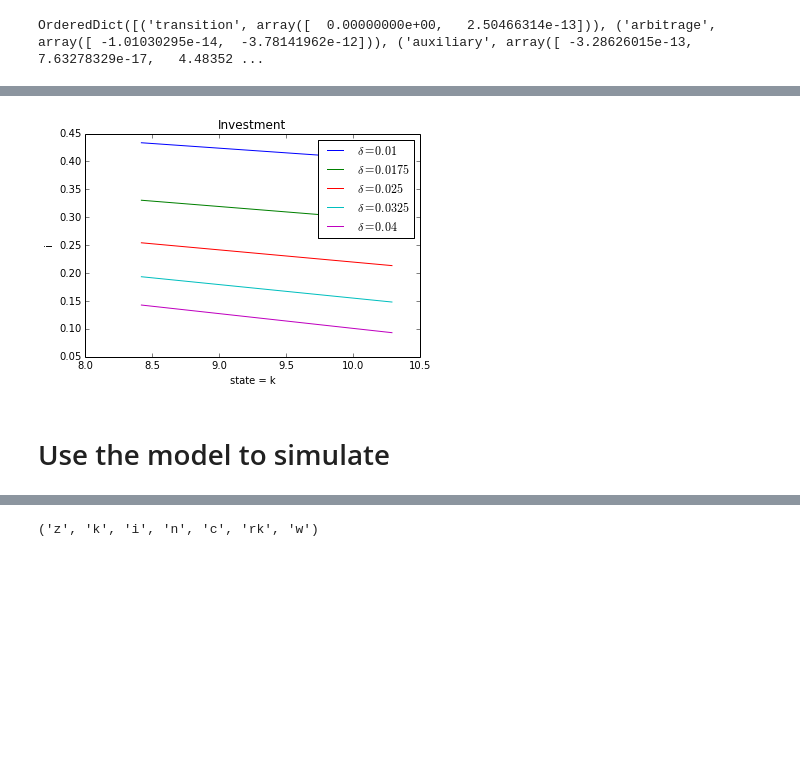
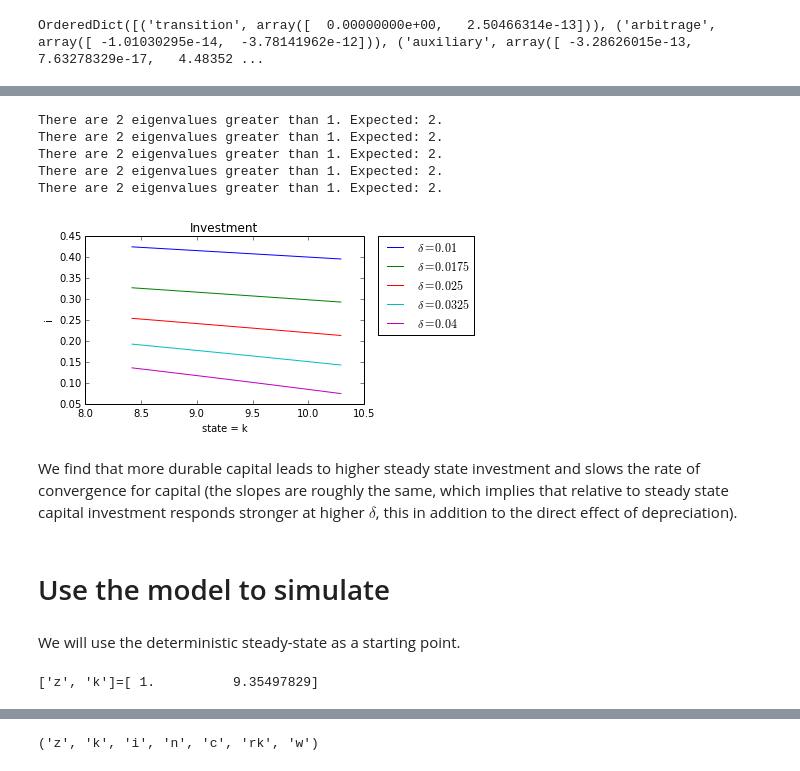
Before and after one commit to EconForge/dolo.py, a Jupyter notebook: examples/notebooks/rbc_model.ipynb, the cells around one changed output, grey strips where cells are left out. Saved outputs shown, nothing was run; the diff lists cells and outputs as text; code cells hidden in the pictures; blank space fills up the shorter version.

```diff
--- a/examples/notebooks/rbc_model.ipynb
+++ b/examples/notebooks/rbc_model.ipynb
@@ -16,2 +19,7 @@ from dolo import *
 # %%
-filename = 'https://raw.githubusercontent.com/EconForge/dolo/master/examples/models/rbc.yaml'
+filename = ('https://raw.githubusercontent.com/EconForge/dolo'
+            '/master/examples/models/rbc.yaml')
+
+#filename='../models/rbc.yaml'
+
+pcat(filename)
@@ -54,3 +68,3 @@ dr_pert = approximate_controls(model, order=1)
 # %%
-dr_global = global_solve(model, pert_order=1, smolyak_order=3)
+dr_global = time_iteration(model, pert_order=1, smolyak_order=3)
 # %% [markdown]
@@ -83,6 +96,0 @@ array([ 0.99      ,  1.        ,  1.        ,  8.04277482,  0.025     ,
-# %%
-drs = []
-values = linspace(0.01, 0.04,5)
-for val in values:
-    model.set_calibration(delta=val)
-    drs.append(approximate_controls(model))
@@ -89,11 +101,34 @@ for val in values:
 # %%
+original_delta=model.calibration_dict['delta']
+
+drs = []
+delta_values = linspace(0.01, 0.04,5)
+for val in delta_values:
+    model.set_calibration(delta=val)
+    drs.append(approximate_controls(model, order=2))
+
+
+figsize(5,3)
+
 for i,dr in enumerate(drs):
-    plot_decision_rule(model, dr, 'k', 'i', label='$\delta={}$'.format(values[i]), bounds=bounds)
+    plot_decision_rule(model, dr, 'k', 'i',
+                       label='$\delta={}$'.format(delta_values[i]),
+                       bounds=bounds)
+
 ylabel('i')
 title('Investment')
-legend()
+legend(bbox_to_anchor=(1.05, 1), loc=2, borderaxespad=0.)
 show()
+
+model.set_calibration(delta=original_delta)
 # %% [output]
+There are 2 eigenvalues greater than 1. Expected: 2.
+There are 2 eigenvalues greater than 1. Expected: 2.
+There are 2 eigenvalues greater than 1. Expected: 2.
+There are 2 eigenvalues greater than 1. Expected: 2.
+There are 2 eigenvalues greater than 1. Expected: 2.
-[figure, old version]
+[figure, new version]
+# %% [markdown]
+We find that more durable capital leads to higher steady state investment and slows the rate of convergence for capital (the slopes are roughly the same, which implies that relative to steady state capital investment responds stronger at higher $\delta$, this in addition to the direct effect of depreciation).
 # %% [markdown]
 # Use the model to simulate
@@ -104,0 +135,7 @@ sigma = model.covariances
+# %% [markdown]
+We will use the deterministic steady-state as a starting point.
+# %%
+s0 = model.calibration['states']
+print(str(model.symbols['states'])+'='+str(s0))
+# %% [output]
+['z', 'k']=[ 1.          9.35497829]
```
Also changed, not shown: parts of 62 cells of this notebook, 50 other files.
